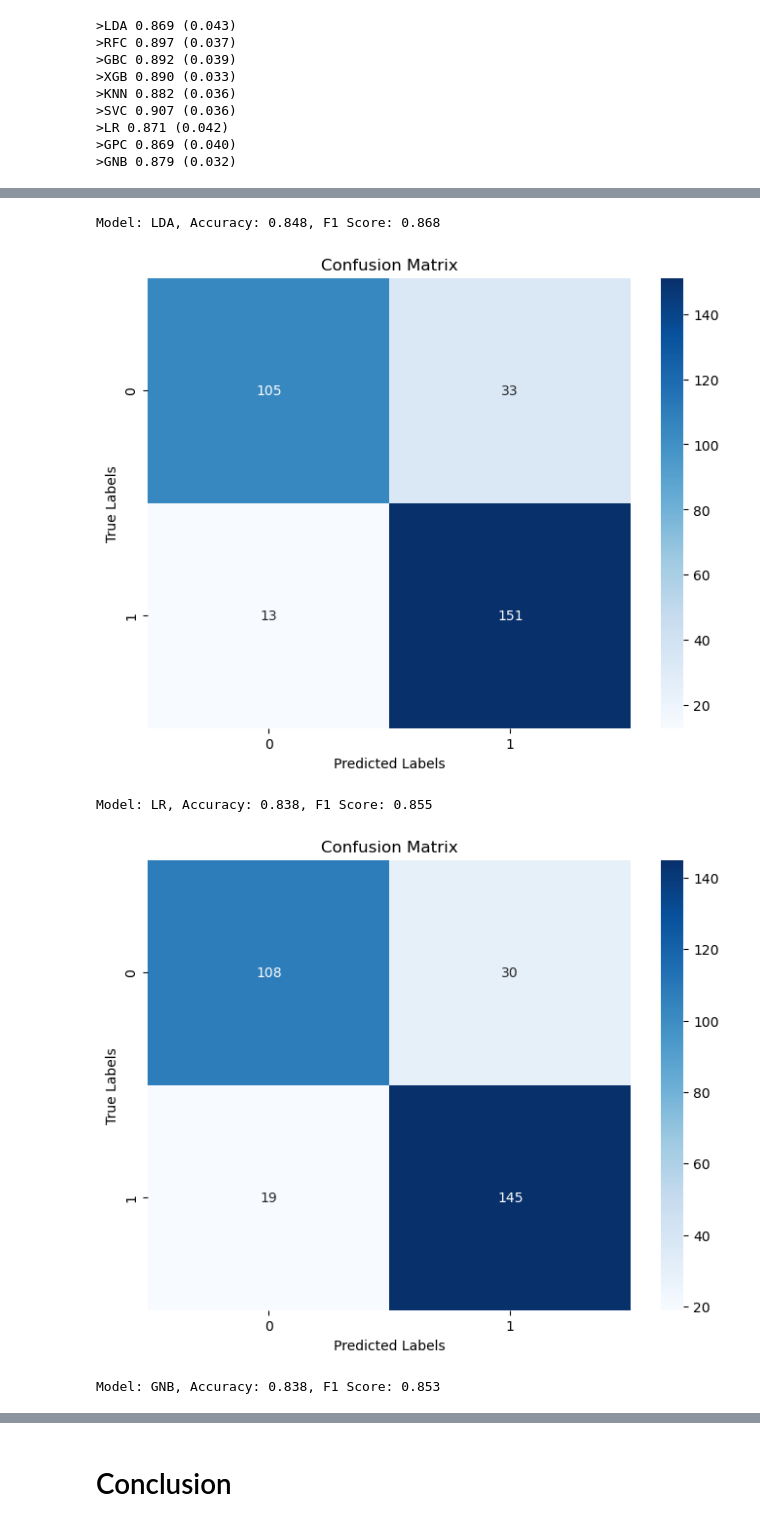
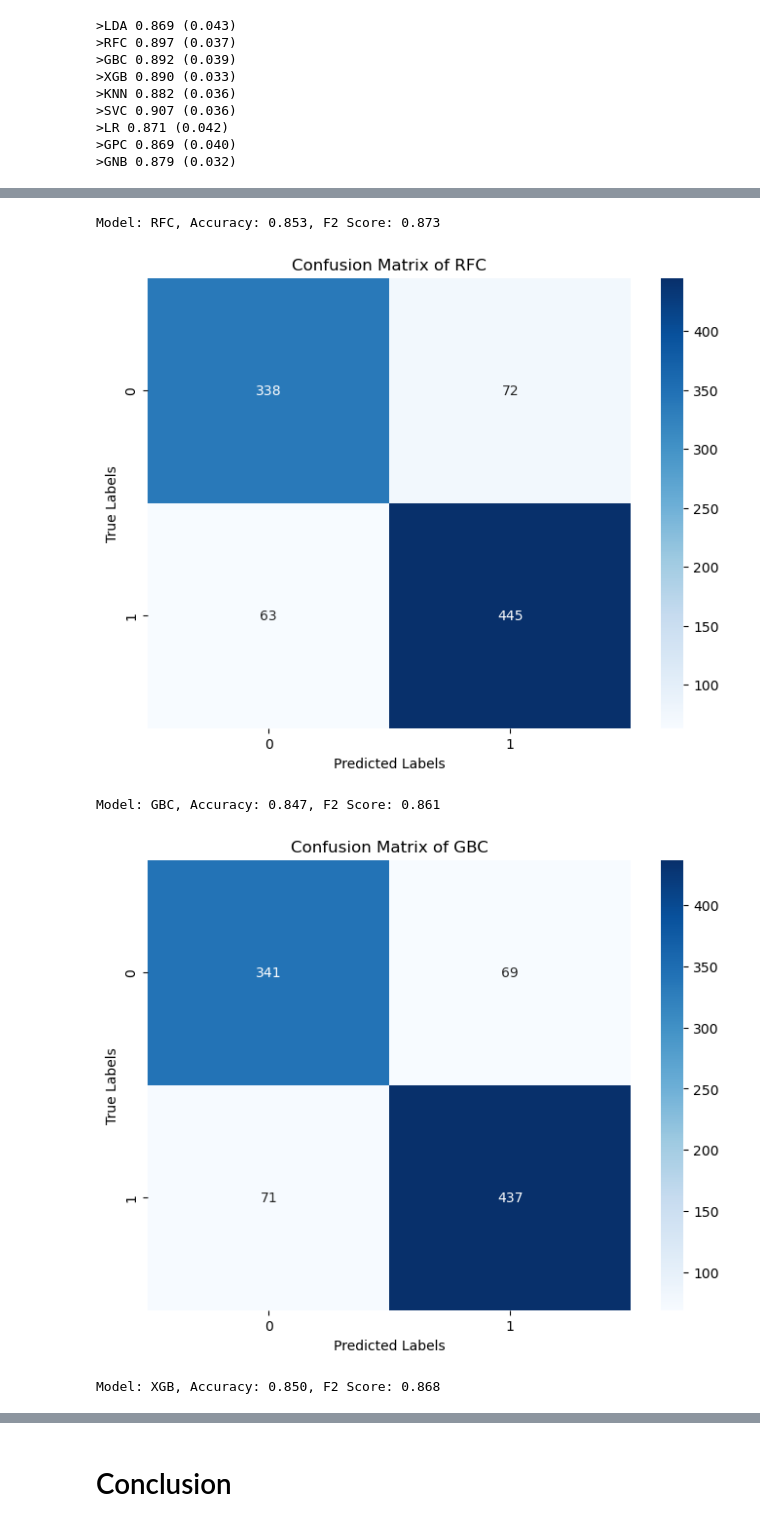
Before and after one commit to MaukanMir/Heart-Attack-Classification-Part-Two-, a Jupyter notebook: training.ipynb, the cells around one changed output, grey strips where cells are left out. Cells and saved outputs as stored; diff of their text form; code cells hidden in the pictures.

Commit message:
Added new models

```diff
--- a/training.ipynb
+++ b/training.ipynb
@@ -445,0 +450,8 @@ for i in range(len(models)):
+# %%
+# fit model on training data
+from xgboost import plot_importance
+model = XGBClassifier()
+model.fit(X, y)
+# plot feature importance
+plot_importance(model)
+plt.show()
@@ -446,59 +577,71 @@ for i in range(len(models)):
 # %%
 from sklearn.calibration import cross_val_predict
+
+def f2_measure(y_true, y_pred):
+  return fbeta_score(y_true, y_pred, beta=2)
+
 # define models to test
 def get_models():
   models, names = list(), list()
-  # LDA
-  models.append(LinearDiscriminantAnalysis())
-  names.append('LDA')
-  # LR
-  models.append(LogisticRegression())
-  names.append('LR')
+
+  # RFC
+  models.append(RandomForestClassifier())
+  names.append('RFC')
+  # GBC
+  models.append(GradientBoostingClassifier())
+  names.append('GBC')
+  # XGB
+  models.append(XGBClassifier())
+  names.append('XGB')
+  # SVC
+  models.append(SVC())
+  names.append('SVC')
   # GNB
   models.append(GaussianNB())
   names.append('GNB')
   return models, names
 
+models, names = [],[]
 models, names = get_models()
 model_performance = []
 for i in range(len(models)):
     pipeline = Pipeline([
-        ('scaler', StandardScaler()),
+        ('scaler', MinMaxScaler()),
         ('power_transformer', PowerTransformer()),
         ('model', models[i])
     ])
 
     y_pred = cross_val_predict(pipeline, X, y, cv=10)
 
     # Compute the desired metrics
     accuracy = accuracy_score(y, y_pred)
-    f1 = f1_score(y, y_pred, average='binary')
+    f2 = f2_measure(y, y_pred)
 
     model_performance.append({
         "Model": names[i],
         "Accuracy": accuracy,
-        "F1 Score": f1
+        "F2 Score": f2
     })
 
-    print(f"Model: {names[i]}, Accuracy: {accuracy:.3f}, F1 Score: {f1:.3f}")
+    print(f"Model: {names[i]}, Accuracy: {accuracy:.3f}, F2 Score: {f2:.3f}")
 
     # Generate the confusion matrix
     conf_mat = confusion_matrix(y, y_pred)
 
     # Plot the confusion matrix
     plt.figure(figsize=(8,6))
     sns.heatmap(conf_mat, annot=True, fmt='d', cmap='Blues')
     plt.xlabel('Predicted Labels')
     plt.ylabel('True Labels')
-    plt.title('Confusion Matrix')
+    plt.title(f'Confusion Matrix of {names[i]}')
     plt.show()
 
 # Convert the model_performance to a DataFrame for easier analysis
 performance_df = pd.DataFrame(model_performance)
 print(performance_df)
 # %% [output]
-Model: LDA, Accuracy: 0.848, F1 Score: 0.868
+Model: RFC, Accuracy: 0.853, F2 Score: 0.873
-[figure, old version]
+[figure, new version]
-Model: LR, Accuracy: 0.838, F1 Score: 0.855
+Model: GBC, Accuracy: 0.847, F2 Score: 0.861
-[figure, old version]
+[figure, new version]
-Model: GNB, Accuracy: 0.838, F1 Score: 0.853
+Model: XGB, Accuracy: 0.850, F2 Score: 0.868
```
Also changed, not shown: parts of 15 cells of this notebook.
